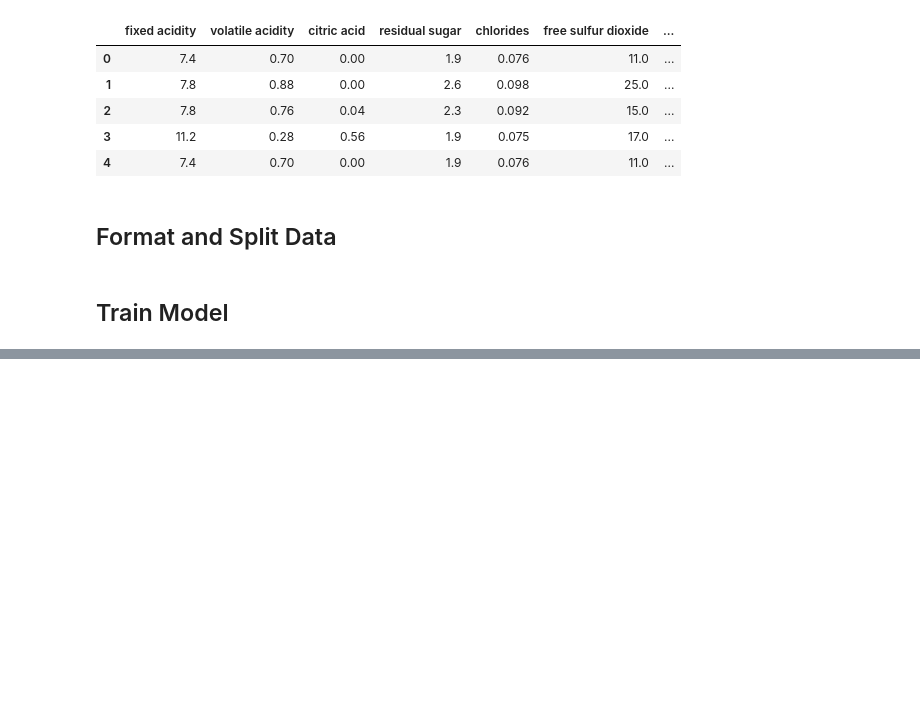
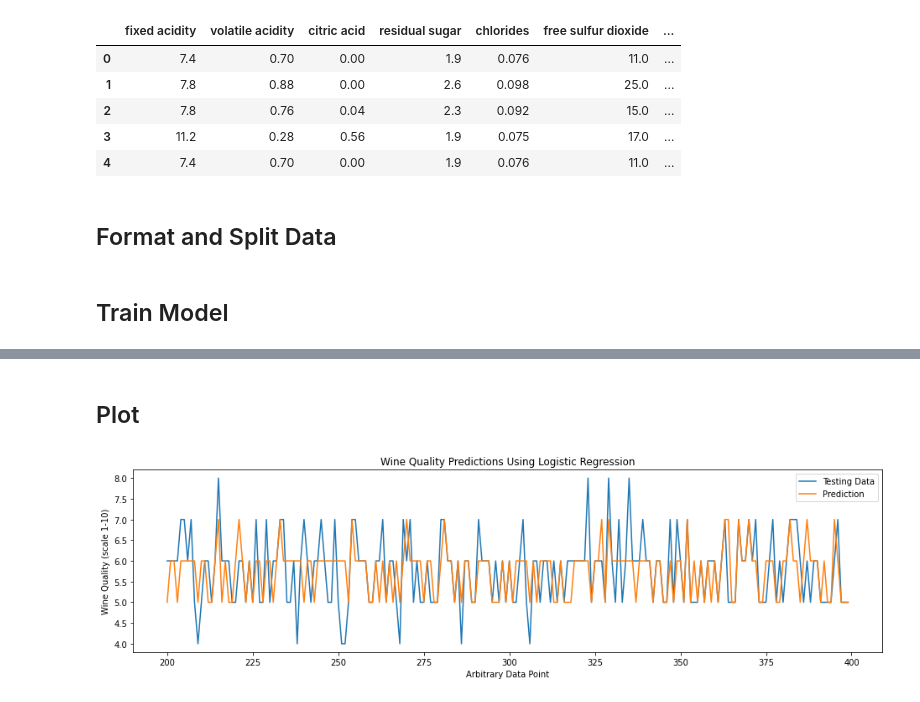
Before and after one commit to davisgriffin/Machine_Learning, a Jupyter notebook: Final/davis_haney_winequality.ipynb, the cells around one changed output, grey strips where cells are left out. Drawn from its saved outputs; the diff is of its cells as text; code cells hidden in the pictures; blank space fills up the shorter version.

Commit message:
plot code

```diff
--- a/Final/davis_haney_winequality.ipynb
+++ b/Final/davis_haney_winequality.ipynb
@@ -56,0 +58,24 @@ Accuracy: 0.5600
+# %% [markdown]
+## Plot
+# %%
+data_min = 200
+data_max = 400
+x = np.arange(len(prediction))
+
+plt.close('all')
+
+fig = plt.figure(figsize=(16, 4))
+ax = fig.add_subplot(111)
+
+plt.plot(x[data_min:data_max], y_test[data_min:data_max], label='Testing Data')
+plt.plot(x[data_min:data_max], prediction[data_min:data_max], label='Prediction')
+
+plt.xlabel('Arbitrary Data Point')
+plt.ylabel('Wine Quality (scale 1-10)')
+plt.title('Wine Quality Predictions Using Logistic Regression')
+plt.legend()
+
+fig.set_size_inches(16, 4, forward=True)
+plt.show()
+# %% [output]
+[figure, added]
```
Also changed, not shown: parts of 2 cells of this notebook.
